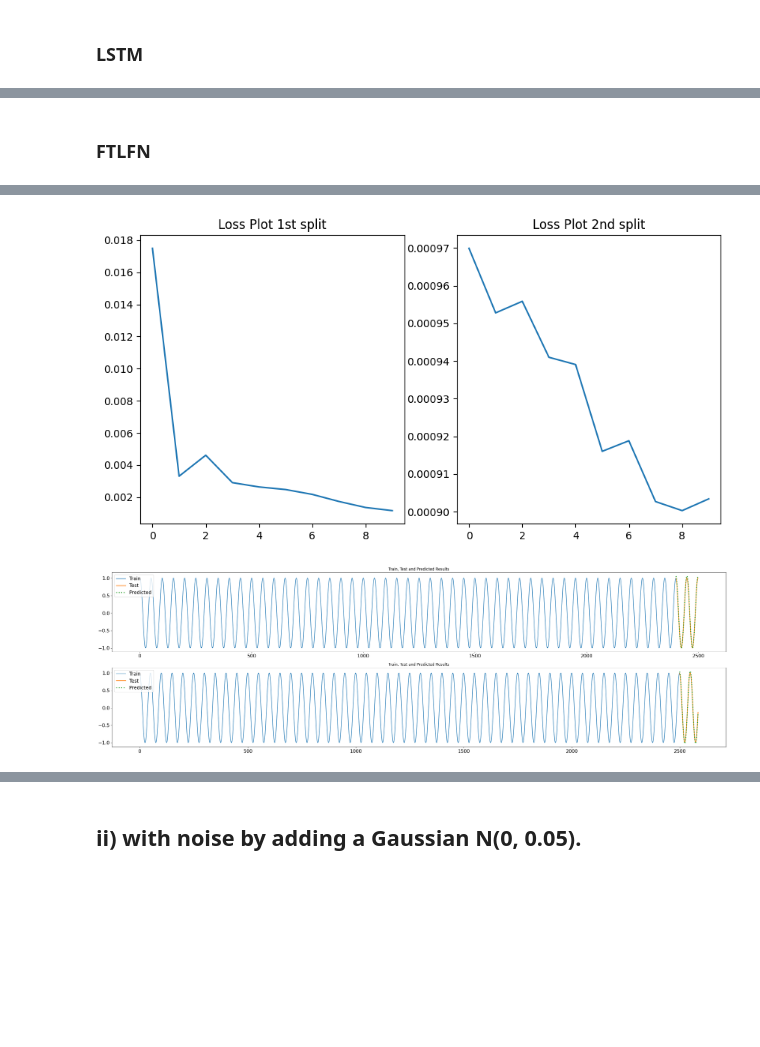
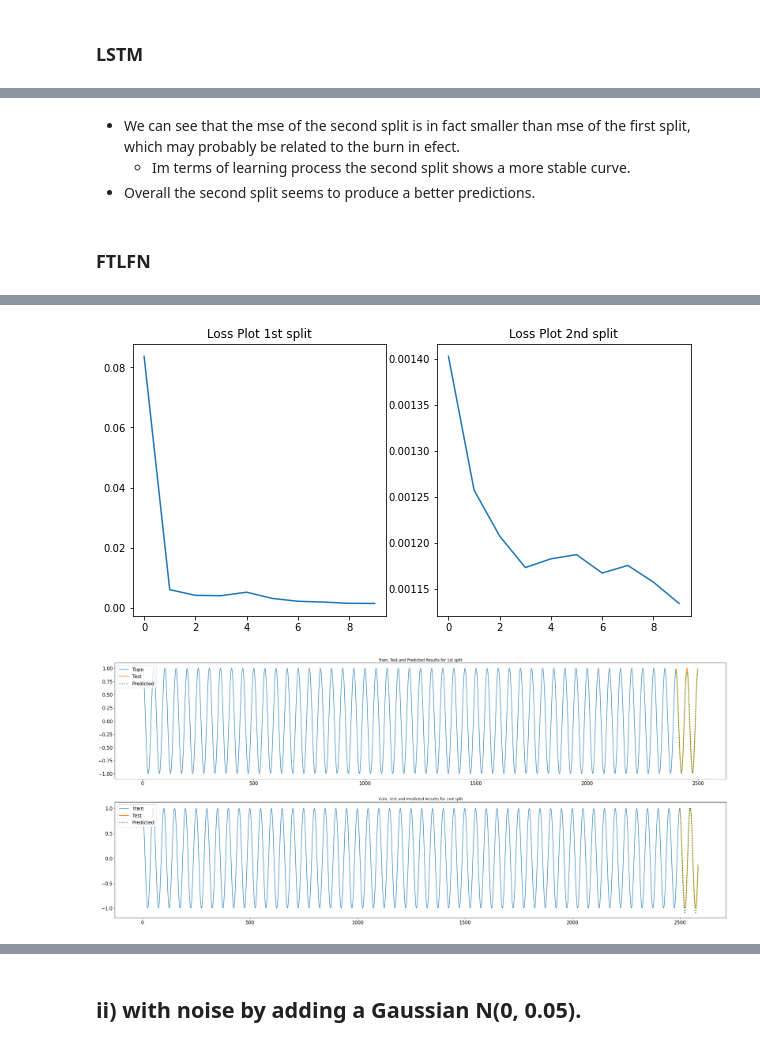
Before and after one commit to ASobreira/Advanced-Machine-Learning, a Jupyter notebook: Assignments/Assignment7/assignment07.ipynb, the cells around one changed output, grey strips where cells are left out. Drawn from its saved outputs; the diff is of its cells as text; code cells hidden in the pictures; blank space fills up the shorter version.

```diff
--- a/Assignments/Assignment7/assignment07.ipynb
+++ b/Assignments/Assignment7/assignment07.ipynb
@@ -91,48 +101,52 @@ def lstm_func(nrEpochs, lag, X, y):
 
     plt.show()
 # %%
-def ftlfn_func(nrEpochs, lag, X, y):
-
+def ftlfn_func(nrEpochs, X, y):
     ## FTLFN Model
     ftlf_model = tf.keras.models.Sequential([
     tf.keras.layers.Dense(10, activation='relu', input_dim=X.shape[1]),
     tf.keras.layers.Dense(1),
     ])
-
     ## Compile
     ftlf_model.compile(optimizer = "Adam", loss = "mse")
-
     ##Adapt X
     X = np.expand_dims(X, axis = 2)
     y = np.array(y)
-
     ## 1st split
-    print("1st split")
     X_ftlfn_train1 = X[:2400]
     y_ftlfn_train1 = y[:2400]
+    # normalization
+    train1_mean = X_ftlfn_train1.mean()
+    train1_std = X_ftlfn_train1.std()
+    X_ftlfn_train1 = (X_ftlfn_train1 - train1_mean) / train1_std
     ### fit
-    history_ftlfn1 = ftlf_model.fit(X_ftlfn_train1, y_ftlfn_train1, batch_size=1, epochs=nrEpochs, shuffle=False, verbose=True)
-
+    history_ftlfn1 = ftlf_model.fit(X_ftlfn_train1, y_ftlfn_train1, batch_size=1, epochs=nrEpochs, shuffle=False, verbose=False)
     ### pred
     X_ftlfn_test1 = X[2401:2501]
     y_ftlfn_test1 = y[2401:2501]
+    # normalization
+    X_ftlfn_test1 = (X_ftlfn_test1 - train1_mean) / train1_std
     y_pred1 = ftlf_model.predict(X_ftlfn_test1)
     mse1 = mean_squared_error(y_ftlfn_test1, y_pred1)
+    print("The mse for the 1st split is: " + str(mse1))
 
     ####### 2nd split and fit #######
-    print("2nd split")
     X_ftlfn_train2=X[2401:4900]
     y_ftlfn_train2=y[2401:4900]
+    #normalization
+    train2_mean = X_ftlfn_train2.mean()
+    train2_std = X_ftlfn_train2.std()
+    X_ftlfn_train2 = (X_ftlfn_train2 - train2_mean) / train2_std
     ### fit
-    history_ftlfn2 = ftlf_model.fit(X_ftlfn_train2, y_ftlfn_train2, batch_size=1, epochs=nrEpochs, shuffle=False, verbose=True)
-
+    history_ftlfn2 = ftlf_model.fit(X_ftlfn_train2, y_ftlfn_train2, batch_size=1, epochs=nrEpochs, shuffle=False, verbose=False)
     ###pred
     X_ftlfn_test2 = X[4901:]
     y_ftlfn_test2 = y[4901:]
+    # normalization
+    X_ftlfn_test2 = (X_ftlfn_test2 - train2_mean) / train2_std
     y_pred2 = ftlf_model.predict(X_ftlfn_test2)
-
     mse2 = mean_squared_error(y_ftlfn_test2, y_pred2)
-    print("The mse for the 1st split is: " + str(mse1) + " vs " + str(mse2) + " for the 2nd split")
+    print("The mse for the 2nd split is: " + str(mse2))
 
     ## PLots for learning curves (loss)
     fig, (ax1, ax2) = plt.subplots(1, 2, figsize=(10,5))
@@ -145,18 +159,17 @@ def ftlfn_func(nrEpochs, lag, X, y):
 
     plt.show()
 
+    ## Plots for predictions and expected results 2
+    fig, (ax1, ax2) = plt.subplots(2, 1, figsize=(35,15))
 
-    ## Plots for predictions and expected results 2
-    fig, (ax1, ax2) = plt.subplots(2, 1, figsize=(35,10))
-
-    ax1.set_title("Train, Test and Predicted Results")
+    ax1.set_title("Train, Test and Predicted Results for 1st split")
     ax1.plot(y_ftlfn_train1,  label="Train")
     ax1.plot([None for i in y_ftlfn_train1] + [x for x in y_ftlfn_test1], label="Test", lw = 2)
     ax1.plot([None for i in y_ftlfn_train1] + [x for x in y_pred1], label="Predicted", linestyle = ":", lw = 3)
     ax1.legend(loc="upper left", prop= {"size": 15})
     ax1.tick_params(labelsize=15)
 
-    ax2.set_title("Train, Test and Predicted Results")
+    ax2.set_title("Train, Test and Predicted Results for 2nd split")
     ax2.plot(y_ftlfn_train2,  label="Train")
     ax2.plot([None for i in y_ftlfn_train2] + [x for x in y_ftlfn_test2], label="Test", lw = 2)
     ax2.plot([None for i in y_ftlfn_train2] + [x for x in y_pred2], label="Predicted", linestyle = ":", lw = 3)
@@ -226,5 +240,9 @@ The mse for the 1st split is: 0.0006964408436323155 vs 4.9815699744774904e-05 fo
+# %% [markdown]
+- We can see that the mse of the second split is in fact smaller than mse of the first split, which may probably be related to the burn in efect.
+    - Im terms of learning process the second split shows a more stable curve.
+- Overall the second split seems to produce a better predictions.
 # %% [markdown]
 ### FTLFN
 # %%
-ftlfn_func(epochs, lag, X, y)
+ftlfn_func(epochs, X, y)
 # %% [output]
@@ -236,2 +253,2 @@ The mse for the 1st split is: 0.0013423825347927368 vs 0.0011973182808749532 for
-[figure, old version]
+[figure, new version]
-[figure, old version]
+[figure, new version]
```
Also changed, not shown: parts of 33 cells of this notebook.
